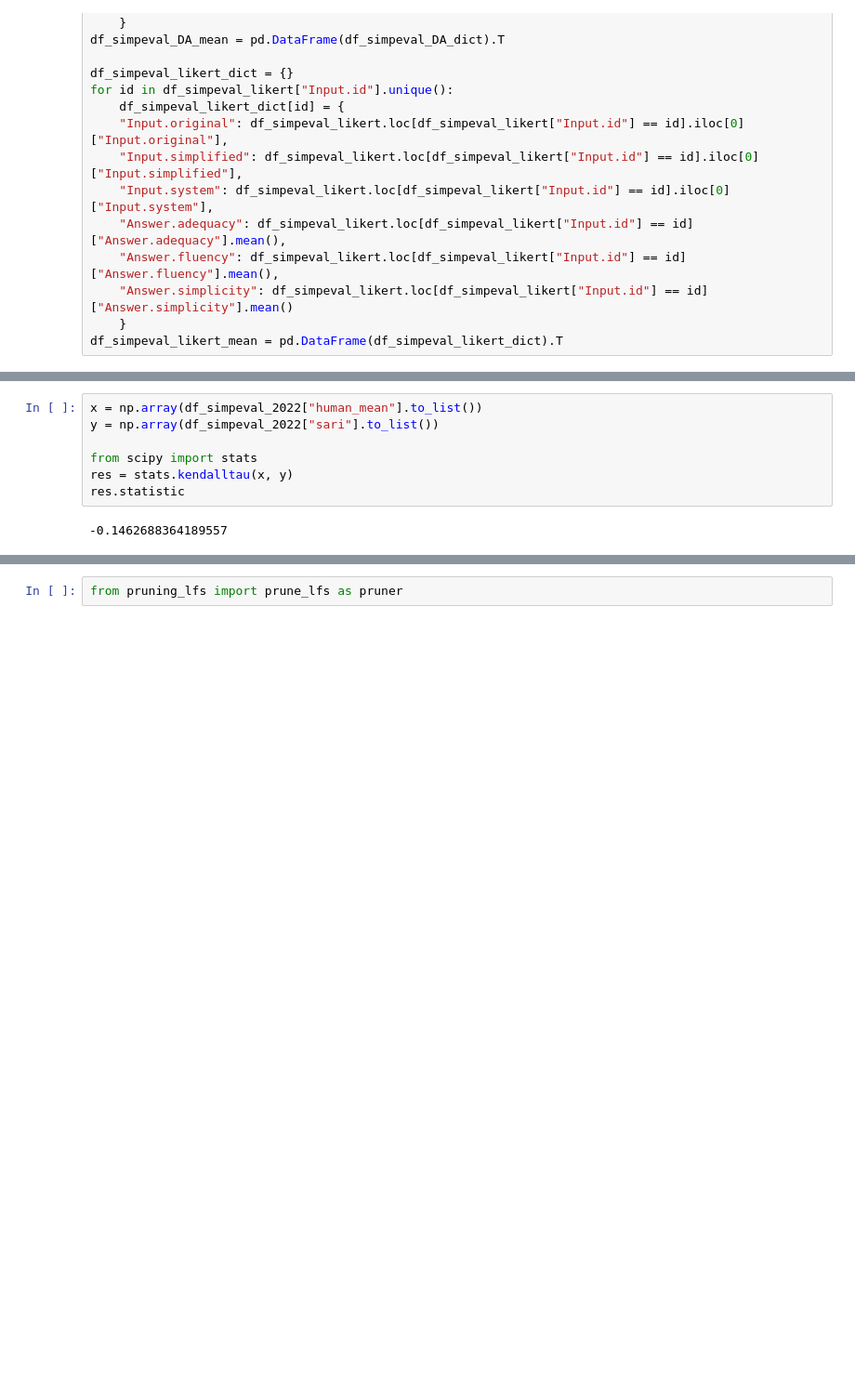
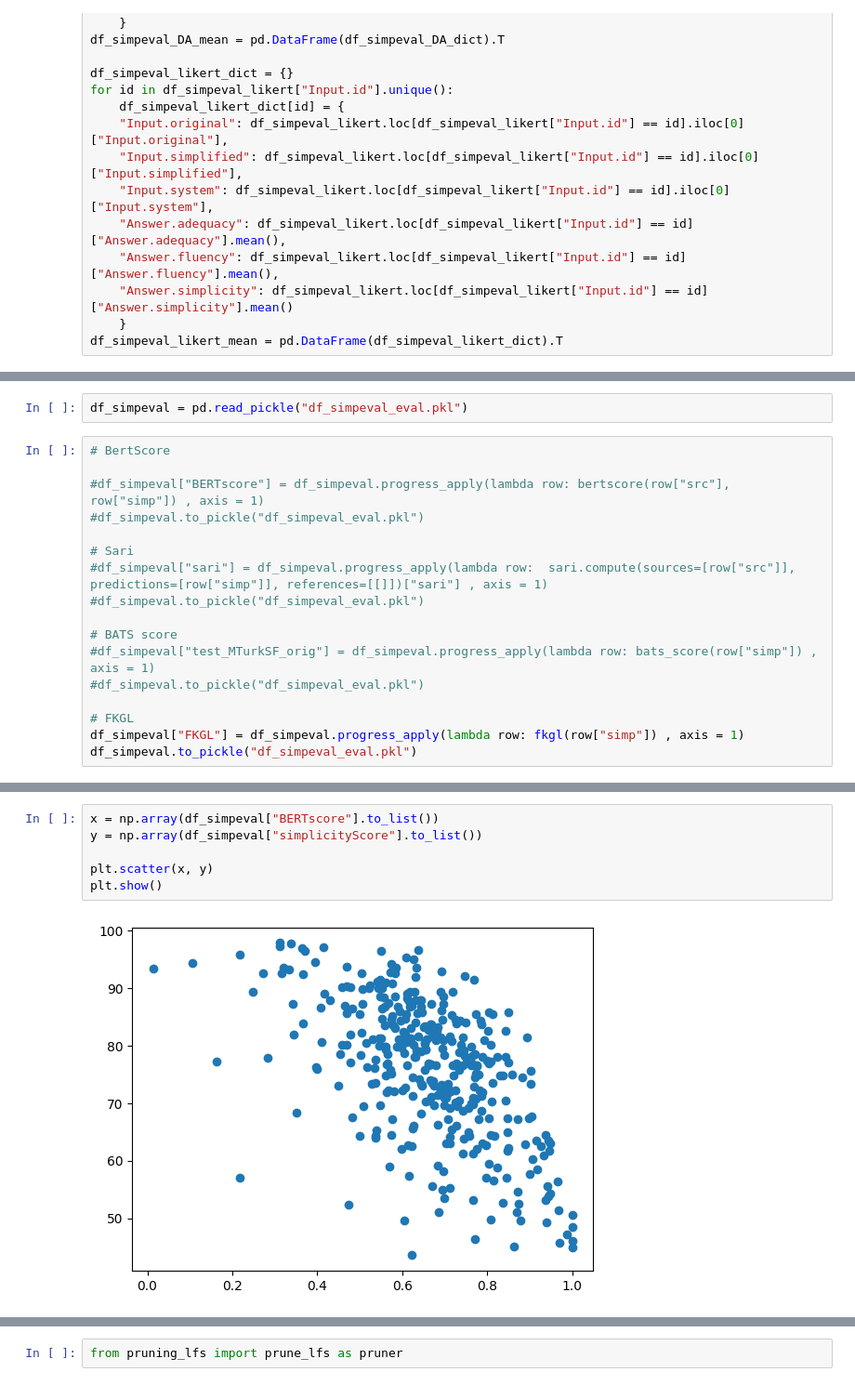
Before and after one commit to bjoernengelmann/BATS, a Jupyter notebook: workspace/lf_evaluation.ipynb, the cells around one changed output, grey strips where cells are left out. Shown at 93% size. Drawn from its saved outputs; the diff is of its cells as text; blank space fills up the shorter version.

Commit message:
added evaluation results and plots for sari, fkgl, BERTscore :bat:

```diff
--- a/workspace/lf_evaluation.ipynb
+++ b/workspace/lf_evaluation.ipynb
@@ -164,0 +145,19 @@ df_simpeval_2022["human_mean"] = df_simpeval_2022.progress_apply(lambda row:  np
+# %%
+df_simpeval = pd.read_pickle("df_simpeval_eval.pkl")
+# %%
+# BertScore
+
+#df_simpeval["BERTscore"] = df_simpeval.progress_apply(lambda row: bertscore(row["src"], row["simp"]) , axis = 1)
+#df_simpeval.to_pickle("df_simpeval_eval.pkl")
+
+# Sari
+#df_simpeval["sari"] = df_simpeval.progress_apply(lambda row:  sari.compute(sources=[row["src"]], predictions=[row["simp"]], references=[[]])["sari"] , axis = 1)
+#df_simpeval.to_pickle("df_simpeval_eval.pkl")
+
+# BATS score
+#df_simpeval["test_MTurkSF_orig"] = df_simpeval.progress_apply(lambda row: bats_score(row["simp"]) , axis = 1)
+#df_simpeval.to_pickle("df_simpeval_eval.pkl")
+
+# FKGL
+df_simpeval["FKGL"] = df_simpeval.progress_apply(lambda row: fkgl(row["simp"]) , axis = 1)
+df_simpeval.to_pickle("df_simpeval_eval.pkl")
@@ -165,9 +194,8 @@ df_simpeval_2022["human_mean"] = df_simpeval_2022.progress_apply(lambda row:  np
 # %%
-x = np.array(df_simpeval_2022["human_mean"].to_list())
-y = np.array(df_simpeval_2022["sari"].to_list())
+x = np.array(df_simpeval["BERTscore"].to_list())
+y = np.array(df_simpeval["simplicityScore"].to_list())
 
-from scipy import stats
-res = stats.kendalltau(x, y)
-res.statistic
+plt.scatter(x, y)
+plt.show()
 # %% [output]
--0.1462688364189557
+[figure, added]
```
Also changed, not shown: parts of 33 cells of this notebook.
